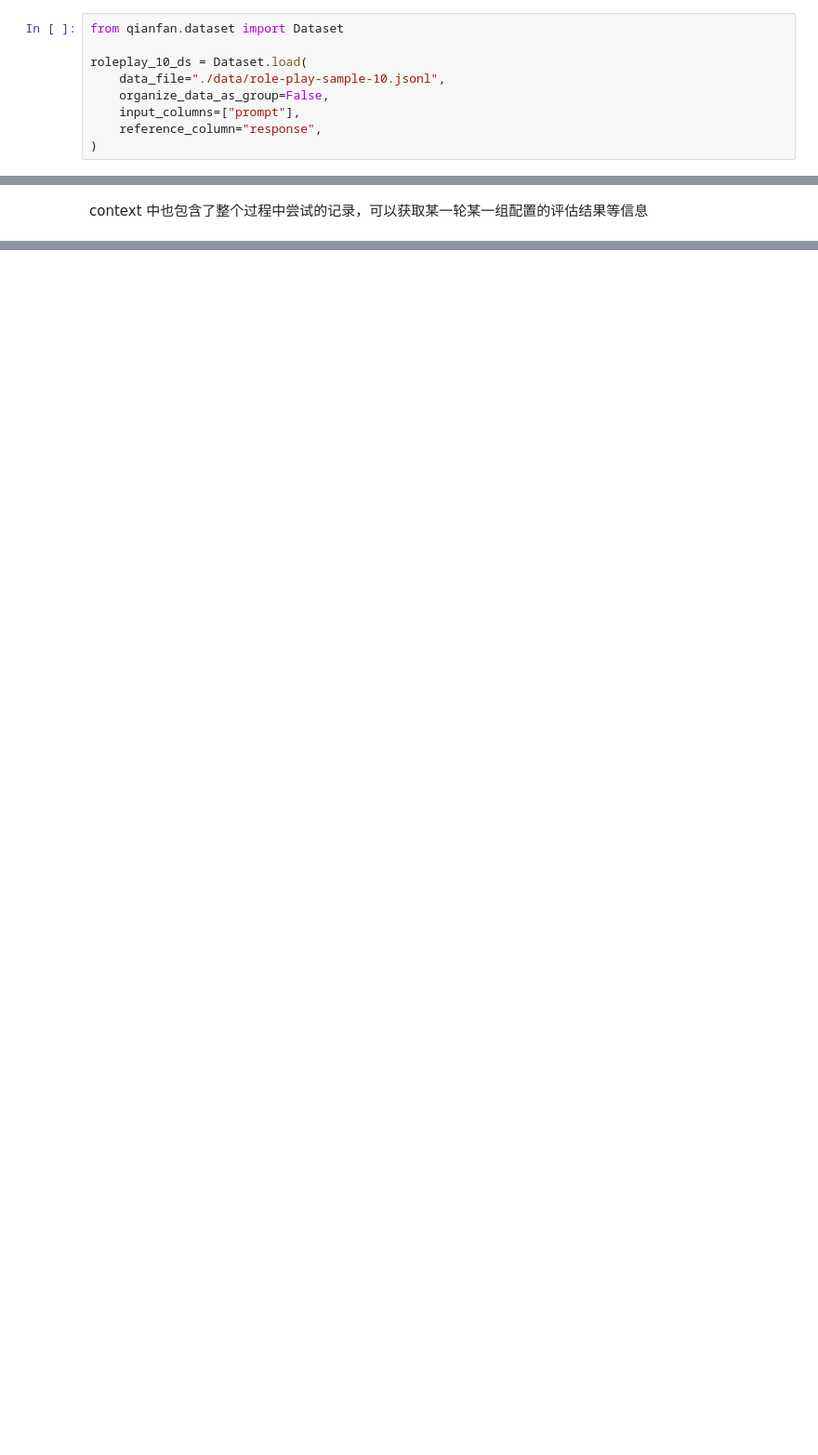
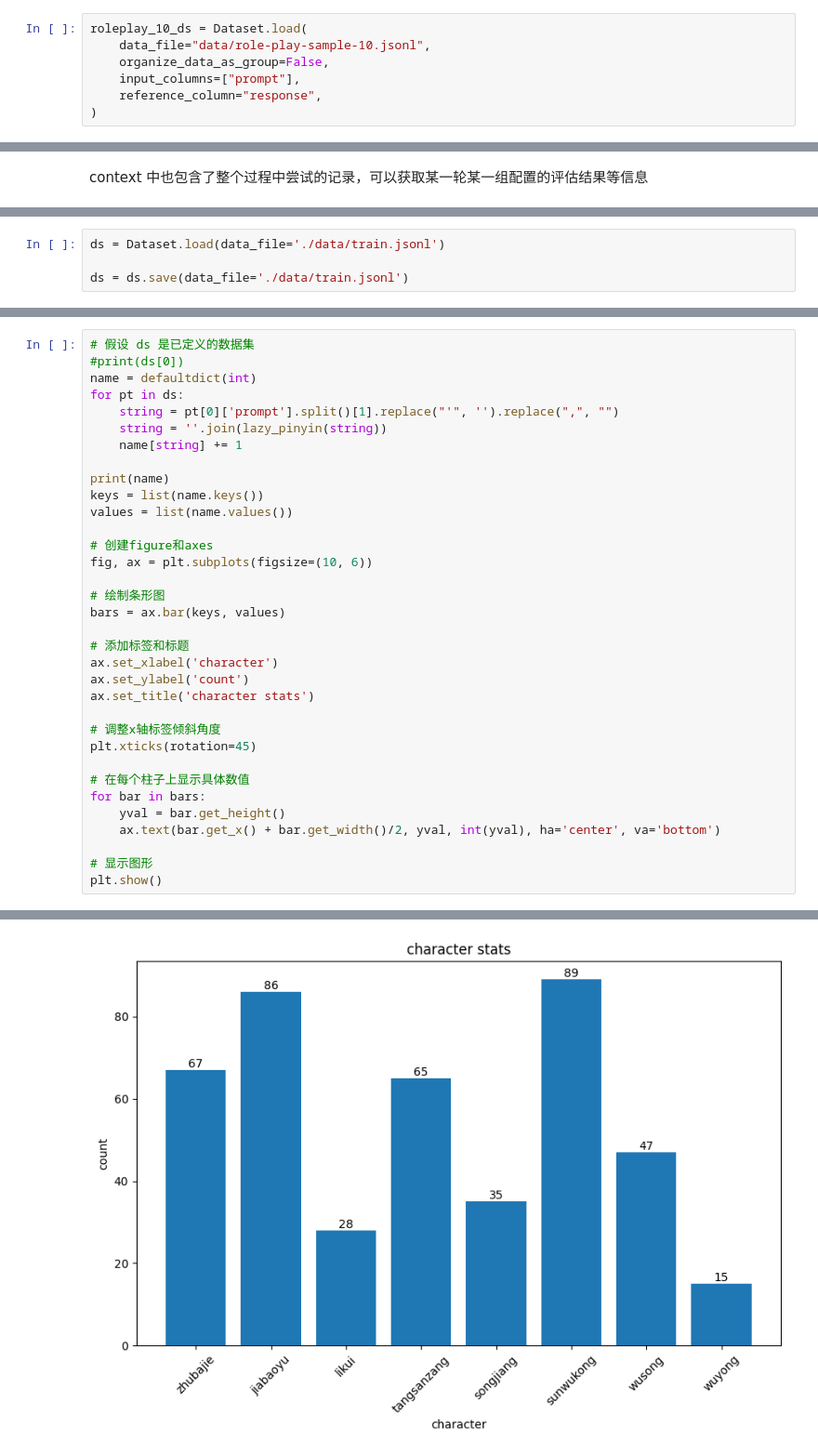
Before and after one commit to baidubce/bce-qianfan-sdk, a Jupyter notebook: cookbook/awesome_demo/role_play/main.ipynb, the cells around one changed output, grey strips where cells are left out. Shown at 93% size. Saved outputs shown, nothing was run; the diff lists cells and outputs as text; blank space fills up the shorter version.

Commit message:
feat-role-play-newvesion (#585)
* feat-role-play-newvesion

完成了sft以及相应的eval

* fix: role_play training cookbook

---------

Co-authored-by: zhonghanjun <zhonghanjun@baidu.com>

```diff
--- a/cookbook/awesome_demo/role_play/main.ipynb
+++ b/cookbook/awesome_demo/role_play/main.ipynb
@@ -283,10 +318,8 @@ print(resp['result'])
 
 评估采用的 SDK 提供的 Evaluator 模块，基于 Evaluator 实现 evaluate 方法即可。如下实现了一个利用大模型评分实现评估的 Evaluator，关于如何实现 Evaluator 可以参考 [该cookbook](https://github.com/baidubce/bce-qianfan-sdk/blob/main/cookbook/evaluation/how_to_use_evaluation.ipynb)。
 # %%
-from qianfan.dataset import Dataset
-
 roleplay_10_ds = Dataset.load(
-    data_file="./data/role-play-sample-10.jsonl",
+    data_file="data/role-play-sample-10.jsonl",
     organize_data_as_group=False,
     input_columns=["prompt"],
     reference_column="response",
@@ -436,0 +431,4 @@ ERNIE-Speed     0.667863570768348       3.2333333333333334
+# %%
+ds = Dataset.load(data_file='./data/train.jsonl')
+
+ds = ds.save(data_file='./data/train.jsonl')
@@ -436,0 +447,35 @@ ERNIE-Speed     0.667863570768348       3.2333333333333334
+# %%
+# 假设 ds 是已定义的数据集
+#print(ds[0])
+name = defaultdict(int)
+for pt in ds:
+    string = pt[0]['prompt'].split()[1].replace("'", '').replace(",", "")
+    string = ''.join(lazy_pinyin(string))
+    name[string] += 1
+
+print(name)
+keys = list(name.keys())
+values = list(name.values())
+
+# 创建figure和axes
+fig, ax = plt.subplots(figsize=(10, 6))
+
+# 绘制条形图
+bars = ax.bar(keys, values)
+
+# 添加标签和标题
+ax.set_xlabel('character')
+ax.set_ylabel('count')
+ax.set_title('character stats')
+
+# 调整x轴标签倾斜角度
+plt.xticks(rotation=45)
+
+# 在每个柱子上显示具体数值
+for bar in bars:
+    yval = bar.get_height()
+    ax.text(bar.get_x() + bar.get_width()/2, yval, int(yval), ha='center', va='bottom')
+
+# 显示图形
+plt.show()
+# %% [output]
@@ -436,0 +500 @@ ERNIE-Speed     0.667863570768348       3.2333333333333334
+[figure, added]
```
Also changed, not shown: parts of 57 cells of this notebook, 2 other files.
